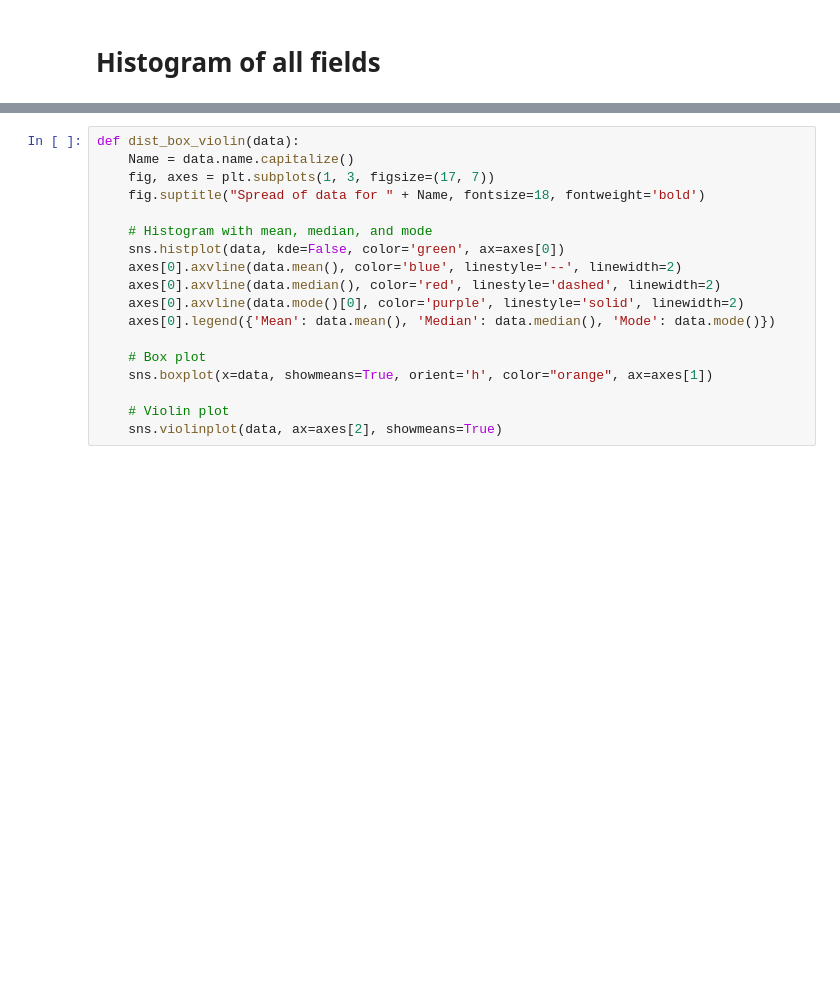
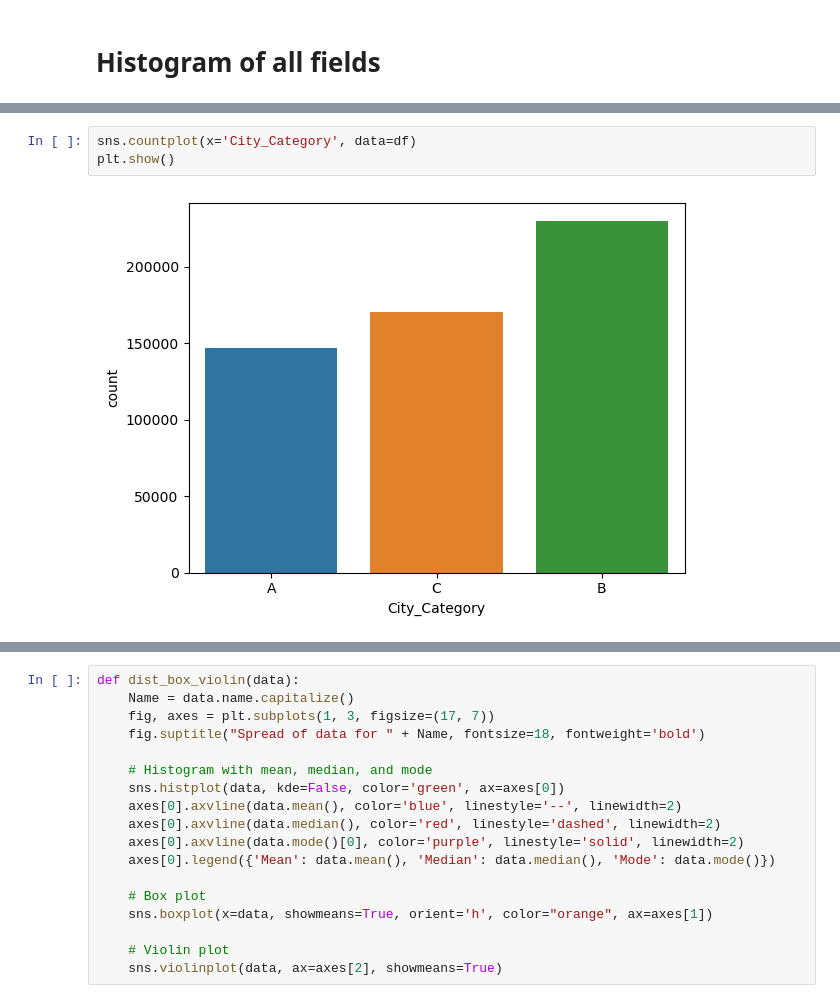
Before and after one commit to debnsuma/dsa, a Jupyter notebook: DSML/case_study/04_Walmart/Walmart_project.ipynb, the cells around one changed output, grey strips where cells are left out. Drawn from its saved outputs; the diff is of its cells as text; blank space fills up the shorter version.

```diff
--- a/DSML/case_study/04_Walmart/Walmart_project.ipynb
+++ b/DSML/case_study/04_Walmart/Walmart_project.ipynb
@@ -176,0 +310,5 @@ df.hist(figsize=(20,20));
+# %%
+sns.countplot(x='City_Category', data=df)
+plt.show()
+# %% [output]
+[figure, added]
```
Also changed, not shown: parts of 156 cells of this notebook, 2 other files.
